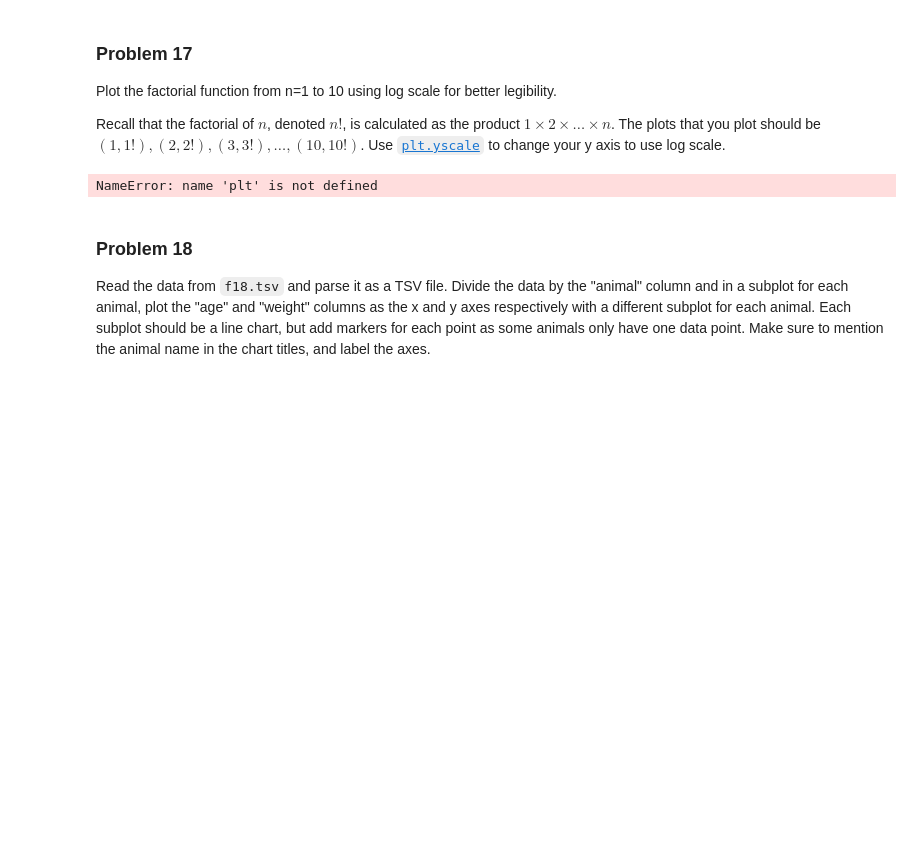
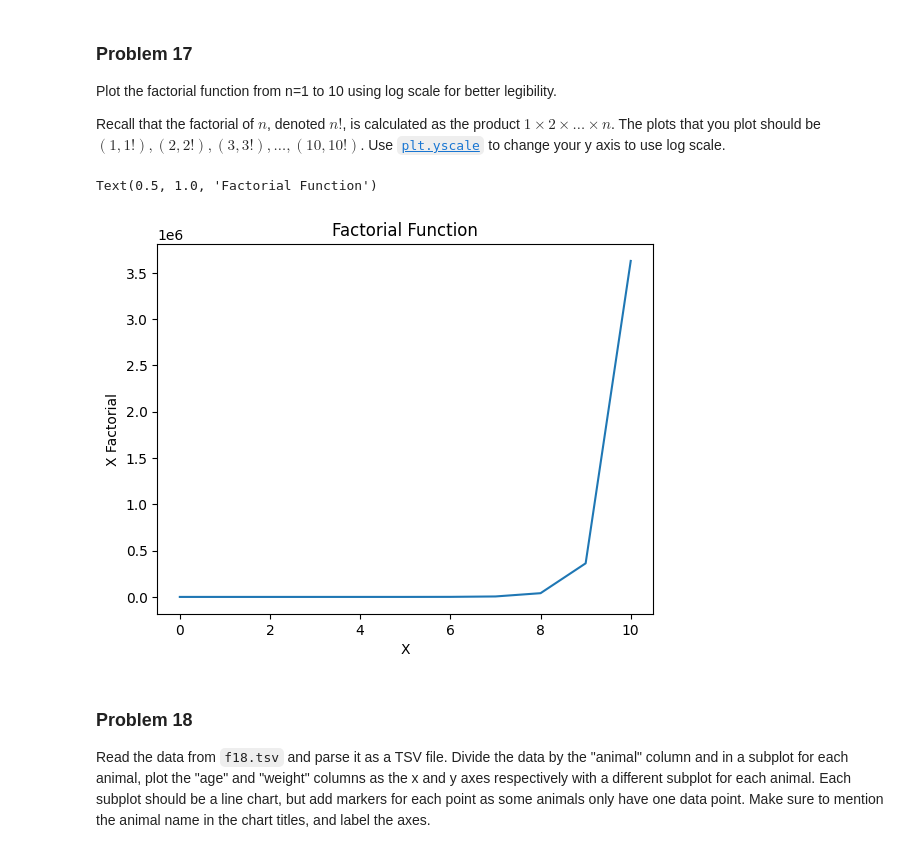
Before and after one commit to bvanson/dx602-homework-05, a Jupyter notebook: homeworTest.ipynb, the cells around one changed output. Cells and saved outputs as stored; diff of their text form; code cells hidden in the pictures; blank space fills up the shorter version.

```diff
--- a/homeworTest.ipynb
+++ b/homeworTest.ipynb
@@ -491,12 +491,16 @@ Use [`plt.yscale`](https://matplotlib.org/stable/api/_as_gen/matplotlib.pyplot.y
 # %%
 # YOUR CHANGES HERE
 
 x = [i for i in range(11)]
 y = [math.factorial(i) for i in x]
 plt.yscale
-plt.line(x,y)
+plt.plot(x,y)
+plt.xlabel('X')
+plt.ylabel('X Factorial')
+plt.title('Factorial Function')
 # %% [output]
-NameError: name 'plt' is not defined
+Text(0.5, 1.0, 'Factorial Function')
+[figure, added]
 # %% [markdown]
 ### Problem 18
 
```
Also changed, not shown: parts of 5 cells of this notebook, 1 other file.
